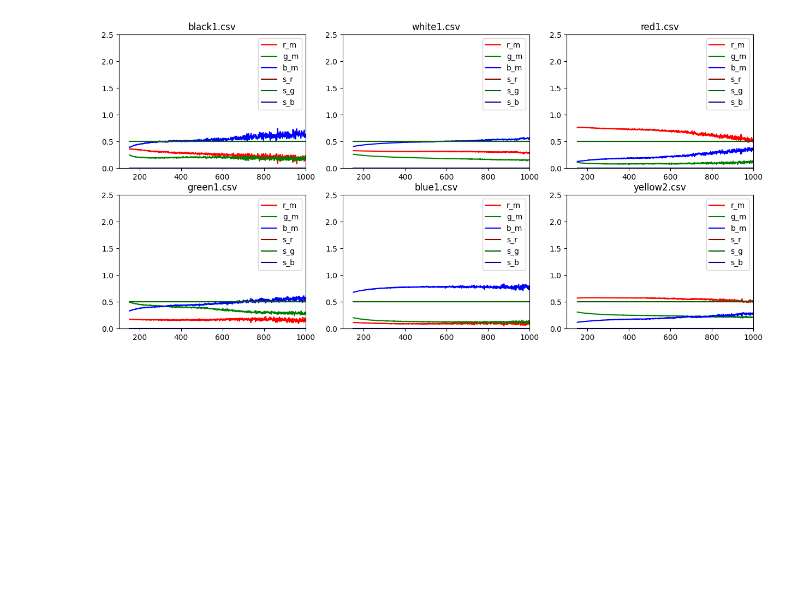
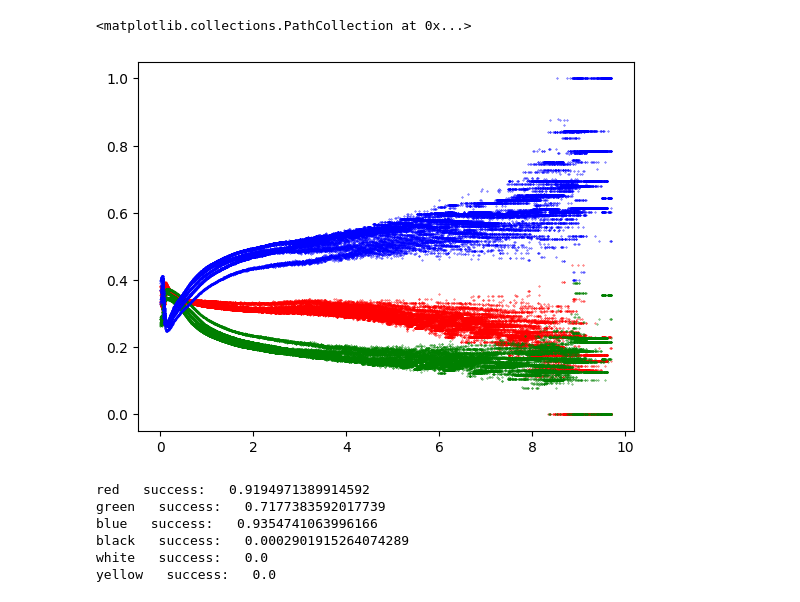
Before and after one commit to Anton-beep/my_project, a Jupyter notebook: jupyterFiles/sensor.ipynb, the cells around one changed output. Cells and saved outputs as stored; diff of their text form; code cells hidden in the pictures; blank space fills up the shorter version.

Commit message:
sen data

```diff
--- a/jupyterFiles/sensor.ipynb
+++ b/jupyterFiles/sensor.ipynb
@@ -11,8 +7,0 @@ import itertools
-# %%
-
-data = pd.DataFrame()
-
-for el in os.listdir('data/sensor_data/'):
-    temp = pd.read_csv('data/sensor_data/' + el, names=['r', 'g', 'b', 'deg'], sep=';')
-    temp['file'] = np.full(len(temp), el)
-    data = pd.concat([data, temp])
@@ -40,8 +47,6 @@ data = data[data['deg'] > 150]
 # %%
 data['sum'] = data['r'] + data['g'] + data['b']
-data['sum'] = list(map(np.sum, list(np.array(data[['r', 'g', 'b']]))))
 
-# data['y'], data['u'], data['v'] = np.array(list(map(rgb2yuv, np.array([data['r'], data['g'], data['b']]).reshape(len(data), 3)))).reshape(3, len(data))
 data['r_m'] = data['r'] / data['sum']
 data['g_m'] = data['g'] / data['sum']
 data['b_m'] = data['b'] / data['sum']
@@ -78,23 +52,0 @@ samples = {
-# %%
-files = ['black1.csv', 'white1.csv', 'red1.csv', 'green1.csv', 'blue1.csv', 'yellow2.csv']
-
-fig, axes = plt.subplots(ceil(len(files) // 3), 3, figsize=(15, 7))
-
-border_x = [100, 1000]
-border_y = [0, 2.5]
-show_sample = 's_yellow'
-
-for ax, file in zip(list(itertools.chain(*list(axes))), files):
-    temp = data[data['file'] == file]
-    ax.plot(temp['deg'], temp['r_m'], label='r_m', color='red')
-    ax.plot(temp['deg'], temp['g_m'], label='g_m', color='green')
-    ax.plot(temp['deg'], temp['b_m'], label='b_m', color='blue')
-    ax.plot(temp['deg'], np.full(len(temp['deg']), samples[show_sample][0]), label='s_r', color='darkred')
-    ax.plot(temp['deg'], np.full(len(temp['deg']), samples[show_sample][1]), label='s_g', color='darkgreen')
-    ax.plot(temp['deg'], np.full(len(temp['deg']), samples[show_sample][2]), label='s_b', color='darkblue')
-    ax.set_xlim(border_x)
-    ax.set_ylim(border_y)
-    ax.set_title(file)
-    ax.legend()
-# %% [output]
-[figure, removed]
@@ -103,0 +53,10 @@ def dist(x1, y1, z1, x2, y2, z2):
+# %%
+color = 'white'
+
+fig, ax = plt.subplots()
+ax.scatter(data[data['col'] == color]['dist'], data[data['col'] == color]['r_m'], s=0.1, color='red')
+ax.scatter(data[data['col'] == color]['dist'], data[data['col'] == color]['g_m'], s=0.1, color='green')
+ax.scatter(data[data['col'] == color]['dist'], data[data['col'] == color]['b_m'], s=0.1, color='blue')
+# %% [output]
+<matplotlib.collections.PathCollection at 0x...>
+[figure, added]
@@ -103,0 +83,10 @@ def dist(x1, y1, z1, x2, y2, z2):
+# %%
+for col in COLORS:
+    print(col, "  success:  ", data[data['col'] == col]['correct'].sum() / len(data[data['col'] == col]))
+# %% [output]
+red   success:   0.9194971389914592
+green   success:   0.7177383592017739
+blue   success:   0.9354741063996166
+black   success:   0.0002901915264074289
+white   success:   0.0
+yellow   success:   0.0
```
Also changed, not shown: parts of 11 cells of this notebook, 16 other files.
